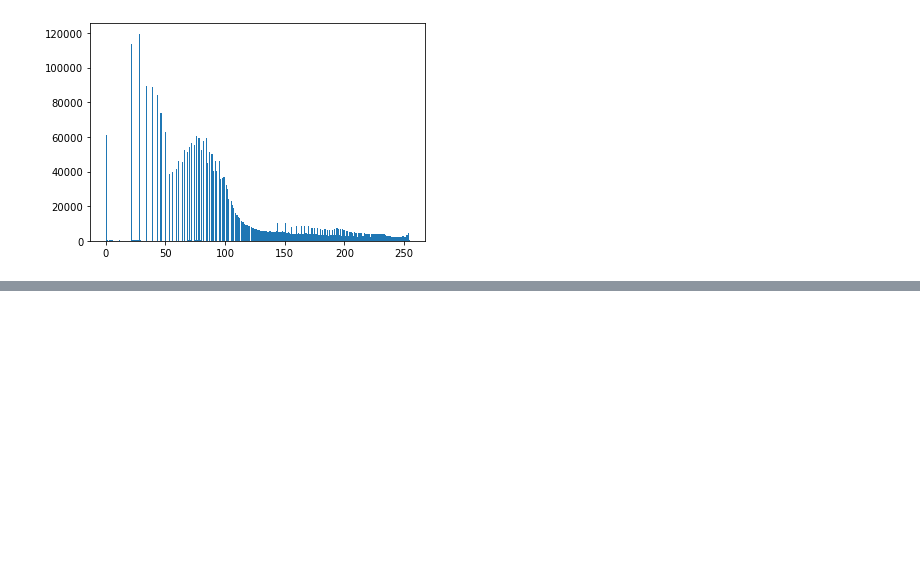
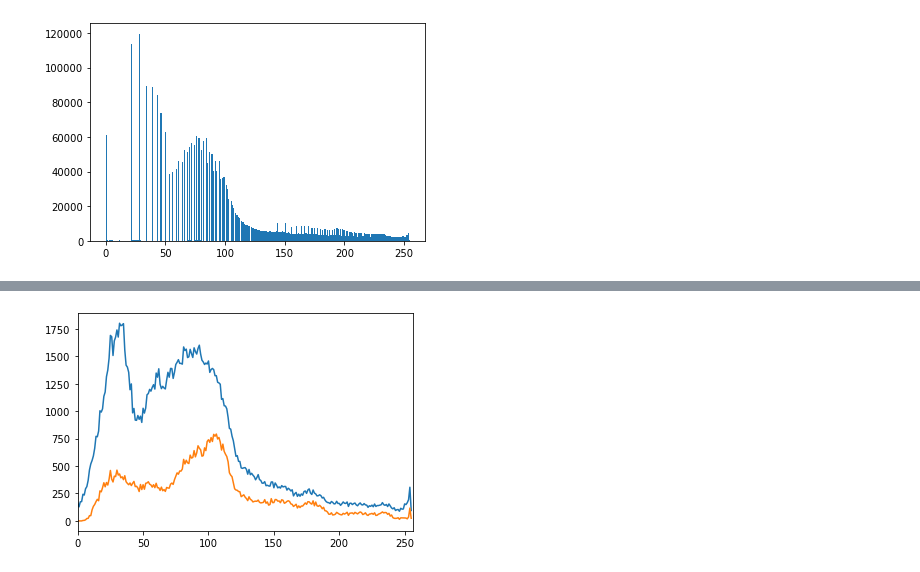
Before and after one commit to dogballlee/road_2_machine_learning, a Jupyter notebook: prjt_cv/monster_cv2.ipynb, the cells around one changed output, grey strips where cells are left out. Drawn from its saved outputs; the diff is of its cells as text; code cells hidden in the pictures; blank space fills up the shorter version.

```diff
--- a/prjt_cv/monster_cv2.ipynb
+++ b/prjt_cv/monster_cv2.ipynb
@@ -84,0 +109,12 @@ for i,col in enumerate(color):
+# %%
+masked_imgc = cv2.bitwise_and(imgc,imgc,mask=mask)
+#对二进制数据进行“与”操作，即对图像（灰度图像或彩色图像均可）每个像素值进行二进制“与”操作，1&1=1，1&0=0，0&1=0，0&0=0
+#利用掩膜（mask）进行“与”操作，即掩膜图像白色区域是对需要处理图像像素的保留，黑色区域是对需要处理图像像素的剔除，其余按位操作原理类似只是效果不同而已
+# cv_show(masked_imgc,'masked_imgc')
+hist_full = cv2.calcHist([imgc],[0],None,[256],[0,256])
+hist_mask = cv2.calcHist([imgc],[0],mask,[256],[0,256])
+plt.plot(hist_full),plt.plot(hist_mask)
+plt.xlim([0,256])
+plt.show()
+# %% [output]
+[figure, added]
```
Also changed, not shown: parts of 19 cells of this notebook.
